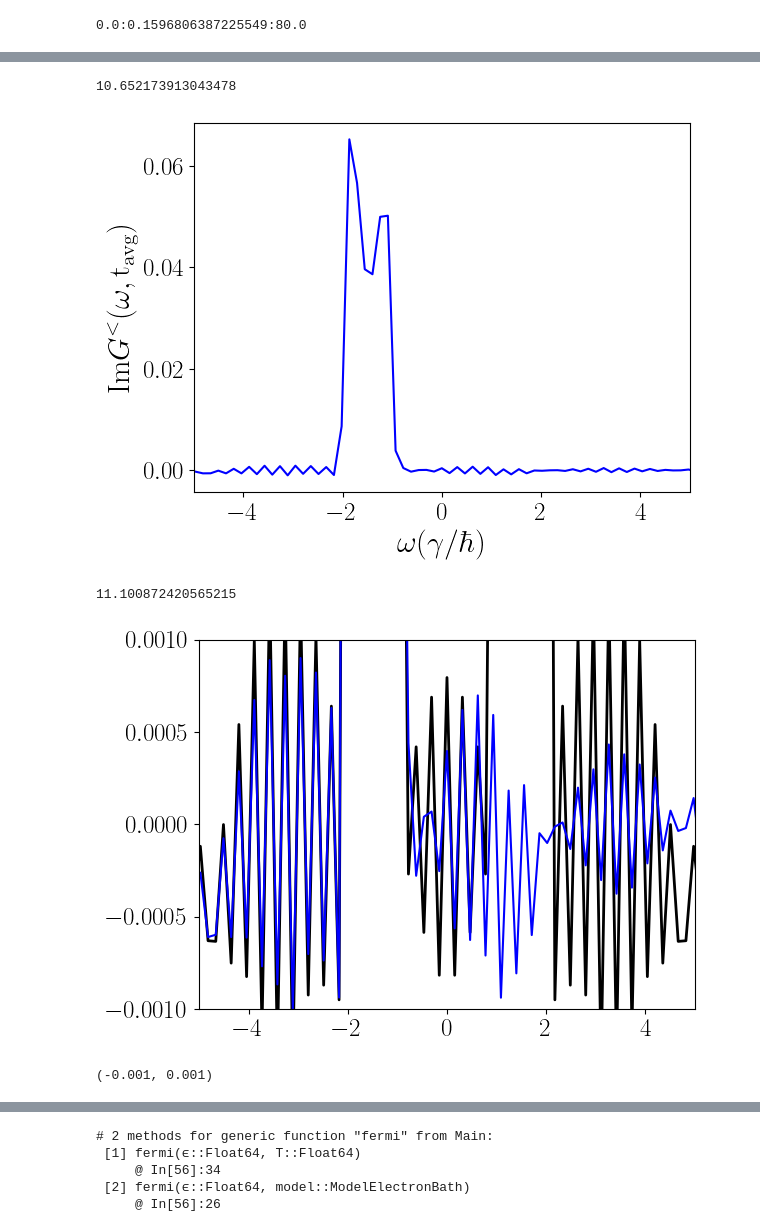
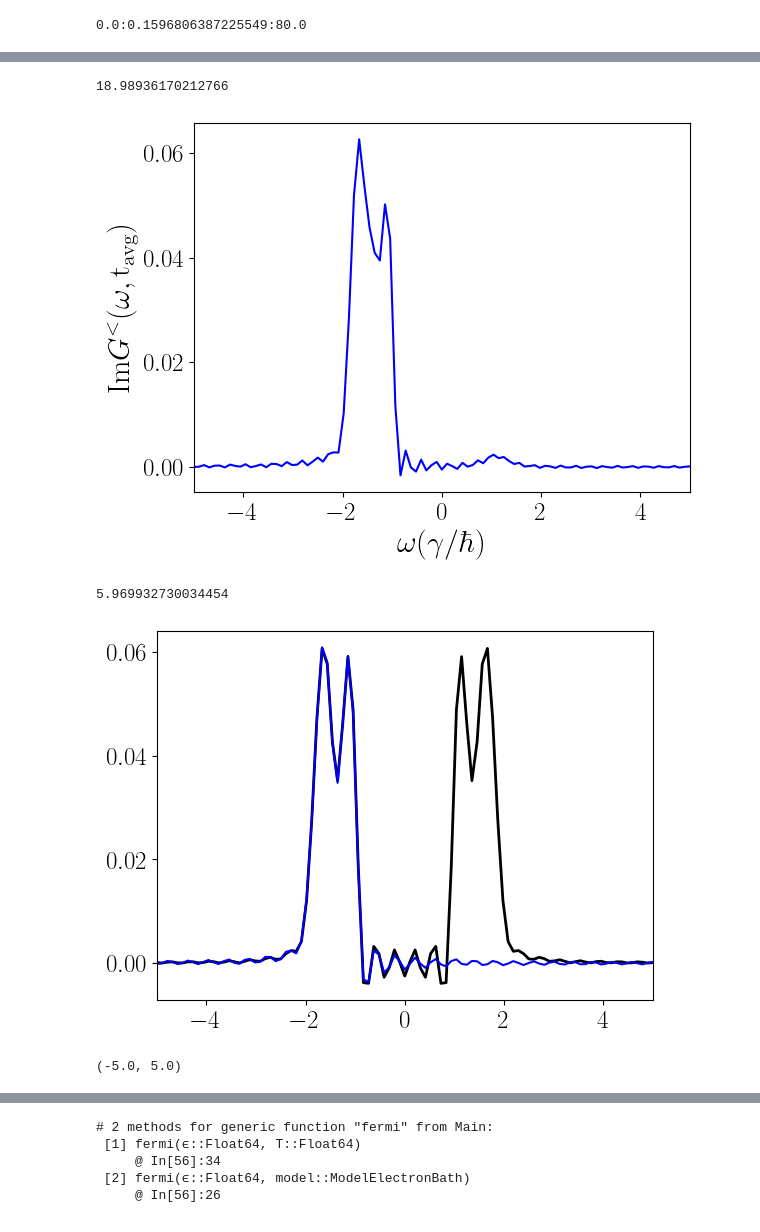
Before and after one commit to Jalil199/KBE-DrivenElectrons, a Jupyter notebook: main-rice_mele.ipynb, the cells around one changed output, grey strips where cells are left out. Saved outputs shown, nothing was run; the diff lists cells and outputs as text; code cells hidden in the pictures.

```diff
--- a/main-rice_mele.ipynb
+++ b/main-rice_mele.ipynb
@@ -1023,7 +1002,7 @@ println(t_avg_sol)
 # #plt.ylim(0,0.05)
 # plt.show()
 # %%
-t_avg = 50
+t_avg = 120
 t_avg_sol = tavg[t_avg]
 
 plot(ωs, imag.(GL_Wigner_sumk[:,t_avg])/pi/(40), color="blue", linewidth=1.5)
@@ -1034,21 +1013,21 @@ plt.xlim(-5,5)
 println(t_avg_sol)
 plt.show()
 # %% [output]
-10.652173913043478
+18.98936170212766
-[figure, old version]
+[figure, new version]
 # %%
 t_avg = 50#240#165#360#213#110#300
 t_avg_sol = ts[t_avg]
 println(t_avg_sol)
 
 plot(ωs, real.(A_Wigner_sumk[:,t_avg])/(40), color="black", linewidth=2)
 plot(ωs, imag.(GL_Wigner_sumk[:,t_avg])/pi/(40), color="blue", linewidth=1.5)
 plt.xlim(-5,5)
-plt.ylim(-0.001,0.001)
+#plt.ylim(-0.001,0.001)
 # %% [output]
-11.100872420565215
+5.969932730034454
-[figure, old version]
+[figure, new version]
-(-0.001, 0.001)
+(-5.0, 5.0)
 # %%
 #model = ModelElectronBath()
 # %%
```
Also changed, not shown: parts of 18 cells of this notebook, 1 other file.
